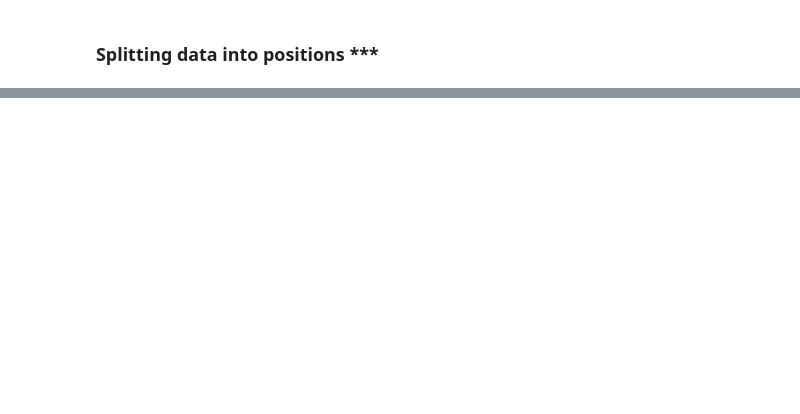
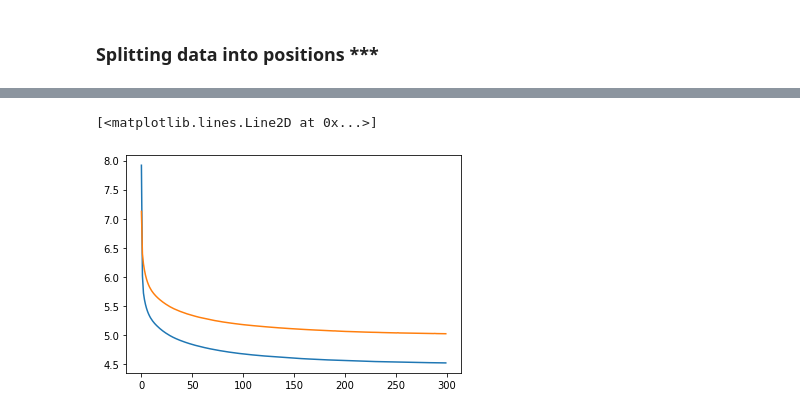
Before and after one commit to 1kruidenp/fflpred, a Jupyter notebook: notebooks/henry_second_notebook.ipynb, the cells around one changed output, grey strips where cells are left out. Saved outputs shown, nothing was run; the diff lists cells and outputs as text; code cells hidden in the pictures; blank space fills up the shorter version.

Commit message:
done with models

```diff
--- a/notebooks/henry_second_notebook.ipynb
+++ b/notebooks/henry_second_notebook.ipynb
@@ -129,0 +270,25 @@ Index(['saves', 'bonus', 'bps', 'influence', 'penalties_saved',
+# %%
+def init_model(dim, learn = 0.00003, dropout = False):
+    model = models.Sequential()
+
+    model.add(layers.Dense(35, input_dim=dim, activation='relu'))
+    if dropout:
+        model.add(layers.Dropout(rate = 0.01))
+    pass
+
+    model.add(layers.Dense(25, activation='relu', kernel_regularizer=reg_l1))
+    if dropout:
+        model.add(layers.Dropout(rate = 0.01))
+    pass
+
+    model.add(layers.Dense(10, activation='relu'))
+    if dropout:
+        model.add(layers.Dropout(rate = 0.01))
+
+    # output layer for regression task
+    model.add(layers.Dense(1, activation='linear'))
+
+    model.compile(loss='mse',
+                  optimizer=Adam(learning_rate=learn),
+                  metrics=['mae'])
+    return model
@@ -129,0 +309,5 @@ Index(['saves', 'bonus', 'bps', 'influence', 'penalties_saved',
+# %%
+drop = ["name","level_1","season","position","GW",'r_creativity', 'r_creativity','r_threat']
+roll = 2
+
+X_train_scaled, X_test_scaled, y_train, y_test = model_ready(full_data, drop, roll)
@@ -129,0 +321,9 @@ Index(['saves', 'bonus', 'bps', 'influence', 'penalties_saved',
+# %%
+model = init_model(25)
+es = EarlyStopping(patience=5)
+
+history = model.fit(X_train_scaled, y_train,
+                  batch_size=16,
+                  epochs=300,
+                  validation_split=0.3,
+                  callbacks=[es])
@@ -129,0 +348,6 @@ Index(['saves', 'bonus', 'bps', 'influence', 'penalties_saved',
+# %%
+plt.plot(history.history['loss'])
+plt.plot(history.history['val_loss'])
+# %% [output]
+[<matplotlib.lines.Line2D at 0x...>]
+[figure, added]
```
Also changed, not shown: parts of 101 cells of this notebook, 1 other file.
